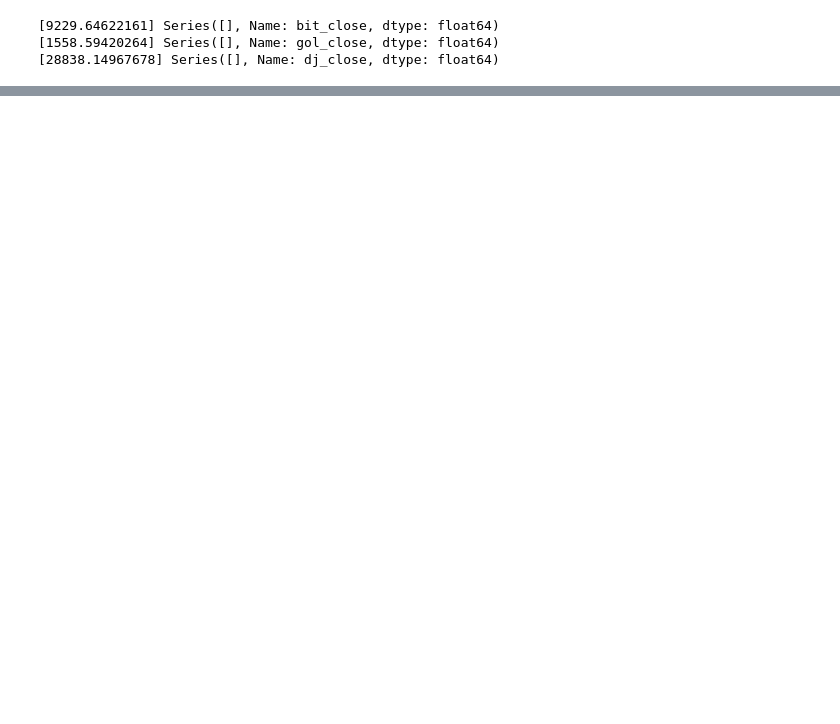
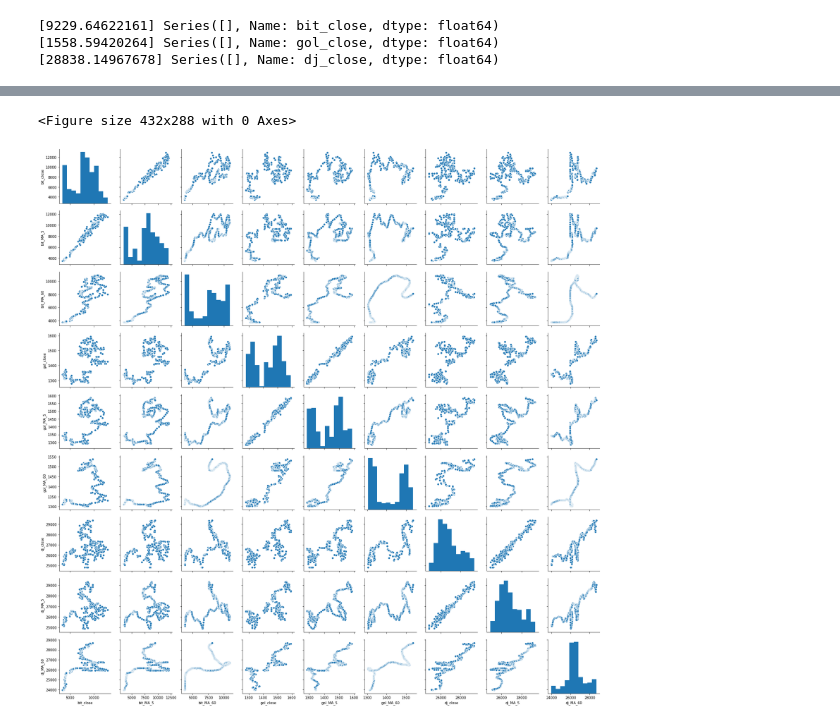
Before and after one commit to florentious/Python_Fundamental, a Jupyter notebook: cryptocurrency/data classification by voting.ipynb, the cells around one changed output, grey strips where cells are left out. Saved outputs shown, nothing was run; the diff lists cells and outputs as text; code cells hidden in the pictures; blank space fills up the shorter version.

```diff
--- a/cryptocurrency/data classification by voting.ipynb
+++ b/cryptocurrency/data classification by voting.ipynb
@@ -849,0 +901,11 @@ finally:
+# %%
+upData_new = upData.loc[dateList[1] :,['bit_close','bit_MA_5','bit_MA_60','gol_close','gol_MA_5','gol_MA_60','dj_close','dj_MA_5','dj_MA_60']]
+
+plt.figure()
+sns.pairplot(upData_new)
+
+outImgPath = '../../workspace/.metadata/.plugins/org.eclipse.wst.server.core/tmp0/wtpwebapps/CorrelationAnalysis/info/img/corr_pair.jpg'
+plt.savefig(outImgPath)
+# %% [output]
+<Figure size 432x288 with 0 Axes>
+[figure, added]
```
Also changed, not shown: parts of 8 cells of this notebook, 2 other files.
